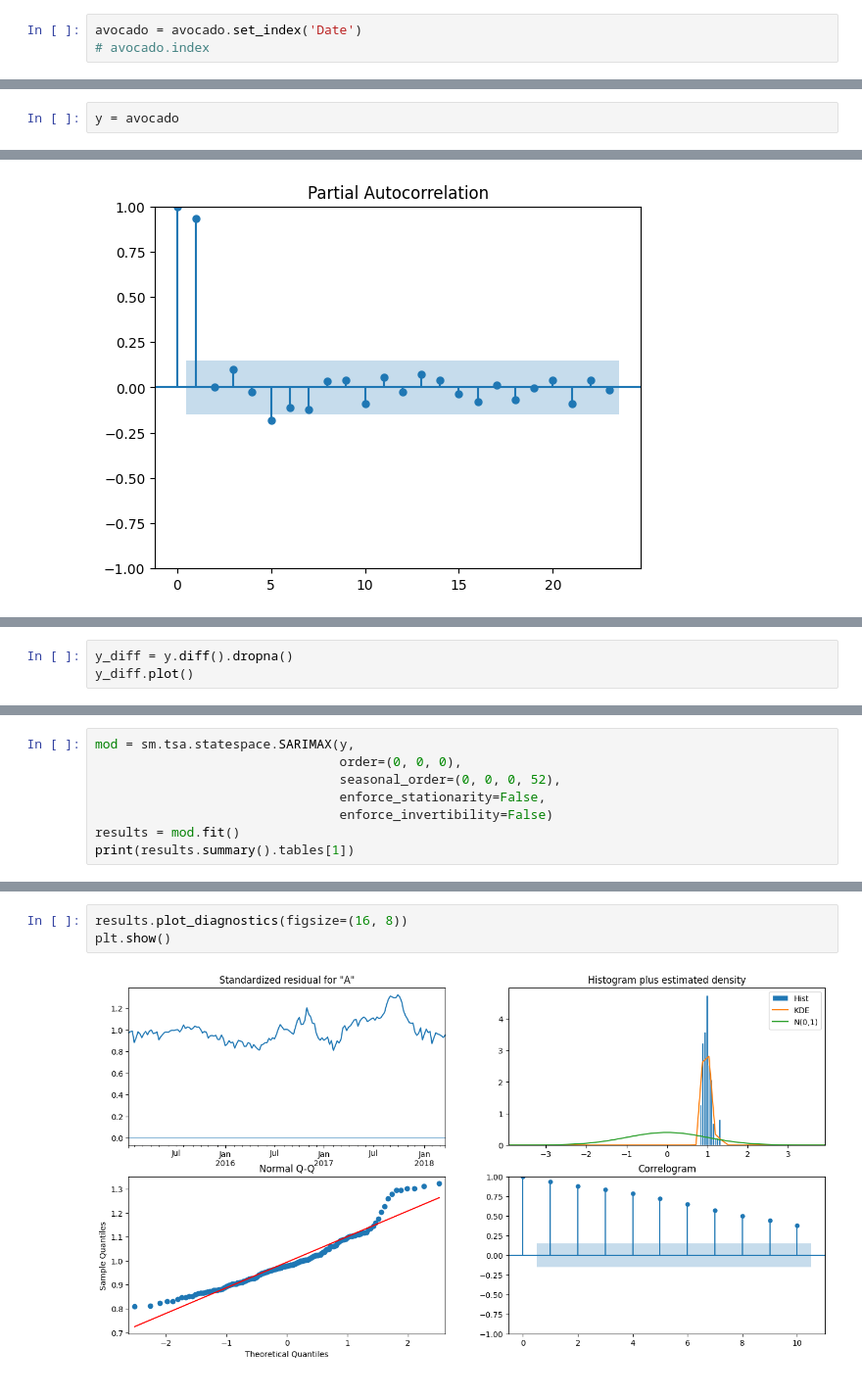
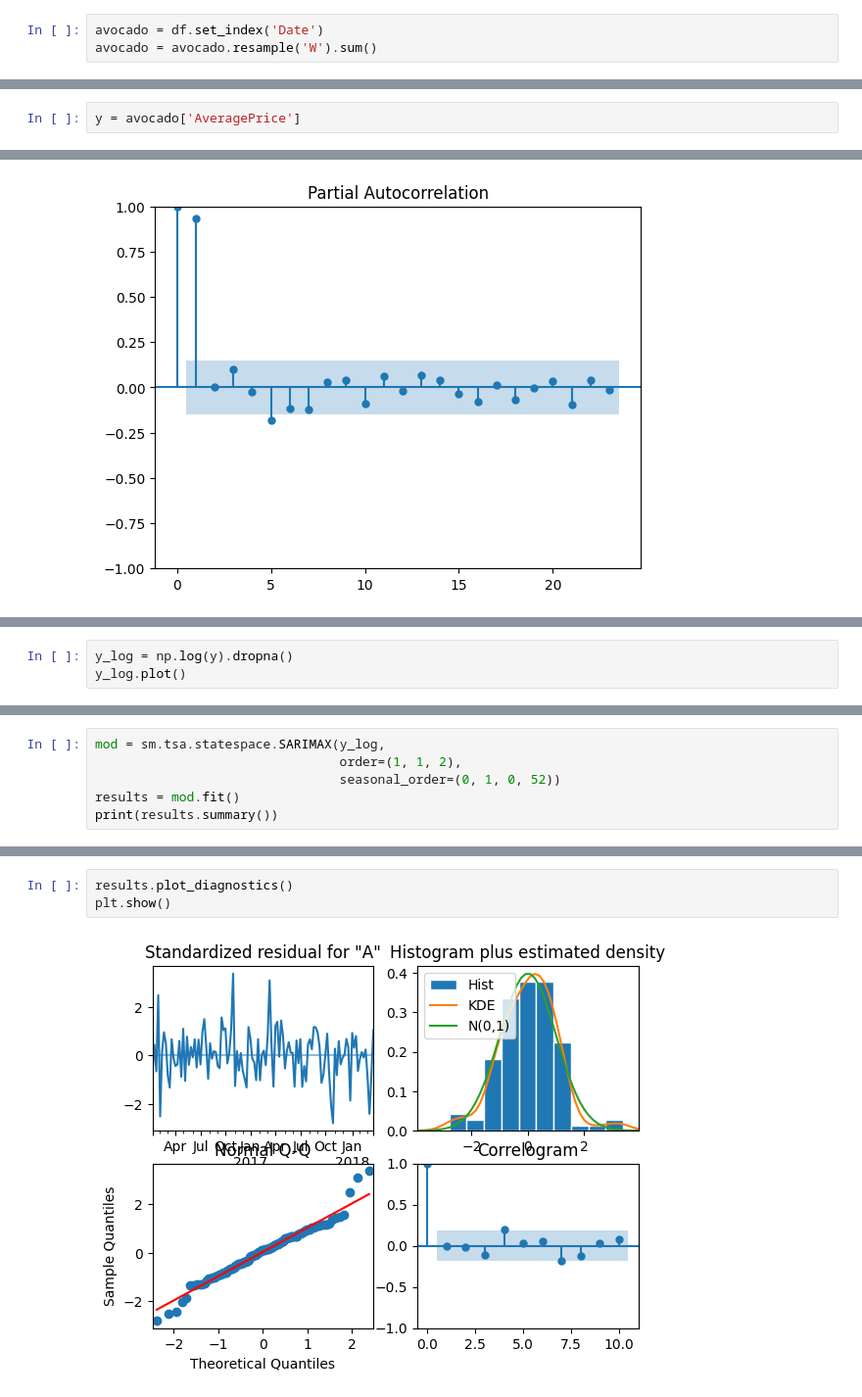
Before and after one commit to tophernguyen/timeseries, a Jupyter notebook: timeseries.ipynb, the cells around one changed output, grey strips where cells are left out. Shown at 98% size. Drawn from its saved outputs; the diff is of its cells as text.

```diff
--- a/timeseries.ipynb
+++ b/timeseries.ipynb
@@ -35,3 +33,3 @@ avocado = df.groupby('Date')['AveragePrice'].mean().reset_index()
 # %%
-avocado = avocado.set_index('Date')
-# avocado.index
+avocado = df.set_index('Date')
+avocado = avocado.resample('W').sum()
@@ -43,5 +36,5 @@ avocado.plot()
 # %%
-y = avocado
+y = avocado['AveragePrice']
 # %%
 y.to_csv("avg_avocado.csv")
 # %%
@@ -66,5 +64,5 @@ p-value:0.15399792321893552
 # %%
-y_diff = y.diff().dropna()
-y_diff.plot()
+y_log = np.log(y).dropna()
+y_log.plot()
 # %% [output]
 <Axes: xlabel='Date'>
@@ -127,9 +87,7 @@ ARIMA(0, 0, 1)x(1, 1, 0, 52)52 - AIC:-173.36020530147425
 # %%
-mod = sm.tsa.statespace.SARIMAX(y,
-                                order=(0, 0, 0),
-                                seasonal_order=(0, 0, 0, 52),
-                                enforce_stationarity=False,
-                                enforce_invertibility=False)
+mod = sm.tsa.statespace.SARIMAX(y_log,
+                                order=(1, 1, 2),
+                                seasonal_order=(0, 1, 0, 52))
 results = mod.fit()
-print(results.summary().tables[1])
+print(results.summary())
 # %% [output]
@@ -141,8 +111,8 @@ sigma2         2.0015      1.373      1.458      0.145      -0.690       4.693
 # %%
-results.plot_diagnostics(figsize=(16, 8))
+results.plot_diagnostics()
 plt.show()
 # %% [output]
-[figure, old version]
+[figure, new version]
 # %%
 pred = results.get_prediction(start=pd.to_datetime('2017-10-01'), dynamic=False)
 pred_ci = pred.conf_int()
```
Also changed, not shown: parts of 17 cells of this notebook, 1 other file.
